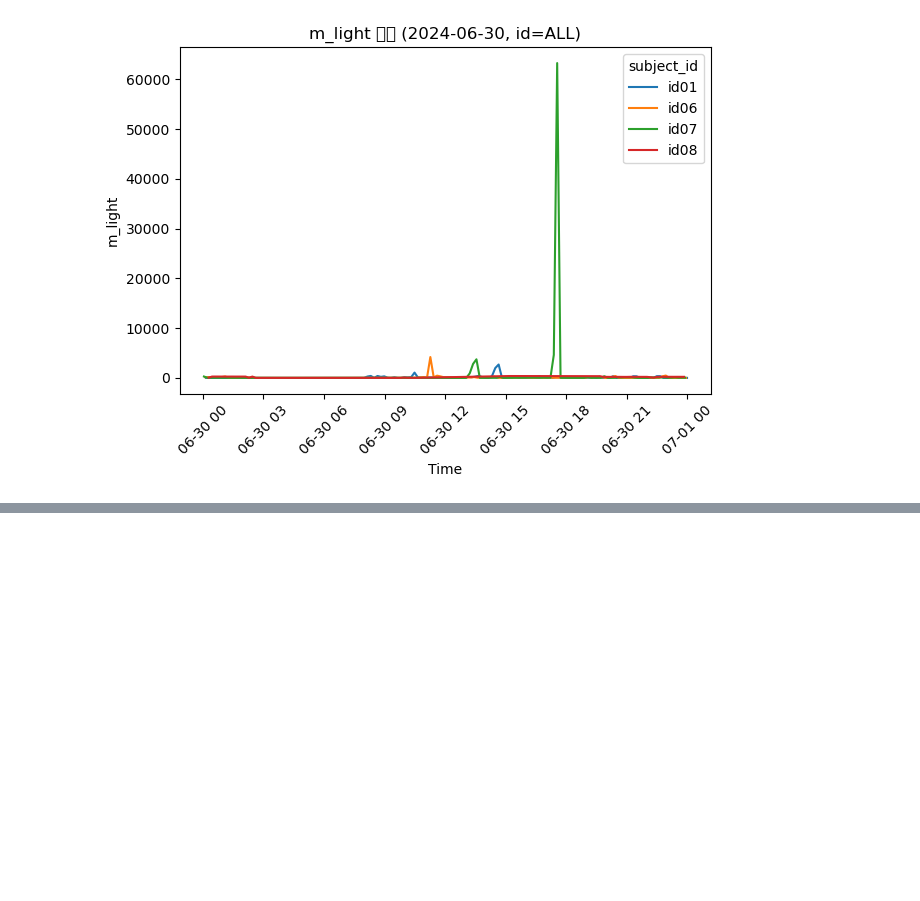
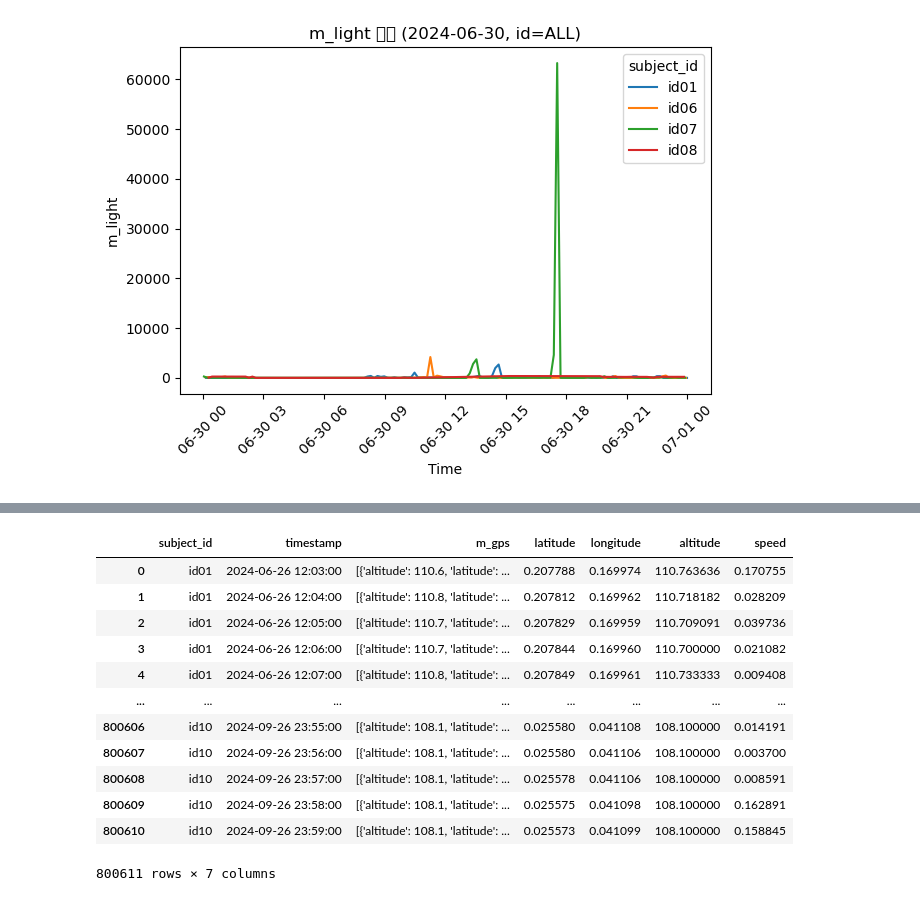
Before and after one commit to migreeni/ETRI_DS, a Jupyter notebook: preprocess-2.ipynb, the cells around one changed output, grey strips where cells are left out. Drawn from its saved outputs; the diff is of its cells as text; code cells hidden in the pictures; blank space fills up the shorter version.

```diff
--- a/preprocess-2.ipynb
+++ b/preprocess-2.ipynb
@@ -276,0 +338,8 @@ plot_light_by_day(mLight, "2024-06-30", subject_id=None)
+# %%
+# 시간 칼럼 형식변환
+wHr['timestamp'] = pd.to_datetime(wHr['timestamp'])
+wPedo['timestamp'] = pd.to_datetime(wPedo['timestamp'])
+mGps['timestamp'] = pd.to_datetime(mGps['timestamp'])
+mLight['timestamp'] = pd.to_datetime(mLight['timestamp'])
+wLight['timestamp'] = pd.to_datetime(wLight['timestamp'])
+mAmbience['timestamp'] = pd.to_datetime(mAmbience['timestamp'])
@@ -276,0 +395,24 @@ plot_light_by_day(mLight, "2024-06-30", subject_id=None)
+# %%
+# mGPS - 10분단위 위치, 속도 평균
+## 1분단위 딕셔너리 평균계산
+def mean_gps(row):
+    df = pd.DataFrame(list(row))
+    return df[['latitude', 'longitude', 'altitude', 'speed']].mean()
+
+mGps_extract = mGps['m_gps'].apply(mean_gps)
+mGps_1min = pd.concat([mGps, mGps_extract], axis=1)
+mGps_1min
+# %% [output]
+|  | subject_id | timestamp | m_gps | latitude | longitude | altitude | speed |
+| 0 | id01 | 2024-06-26 12:03:00 | [{'altitude': 110.6, 'latitude': ... | 0.207788 | 0.169974 | 110.763636 | 0.170755 |
+| 1 | id01 | 2024-06-26 12:04:00 | [{'altitude': 110.8, 'latitude': ... | 0.207812 | 0.169962 | 110.718182 | 0.028209 |
+| 2 | id01 | 2024-06-26 12:05:00 | [{'altitude': 110.7, 'latitude': ... | 0.207829 | 0.169959 | 110.709091 | 0.039736 |
+| 3 | id01 | 2024-06-26 12:06:00 | [{'altitude': 110.7, 'latitude': ... | 0.207844 | 0.169960 | 110.700000 | 0.021082 |
+| 4 | id01 | 2024-06-26 12:07:00 | [{'altitude': 110.8, 'latitude': ... | 0.207849 | 0.169961 | 110.733333 | 0.009408 |
+| ... | ... | ... | ... | ... | ... | ... | ... |
+| 800606 | id10 | 2024-09-26 23:55:00 | [{'altitude': 108.1, 'latitude': ... | 0.025580 | 0.041108 | 108.100000 | 0.014191 |
+| 800607 | id10 | 2024-09-26 23:56:00 | [{'altitude': 108.1, 'latitude': ... | 0.025580 | 0.041106 | 108.100000 | 0.003700 |
+| 800608 | id10 | 2024-09-26 23:57:00 | [{'altitude': 108.1, 'latitude': ... | 0.025578 | 0.041106 | 108.100000 | 0.008591 |
+| 800609 | id10 | 2024-09-26 23:58:00 | [{'altitude': 108.1, 'latitude': ... | 0.025575 | 0.041098 | 108.100000 | 0.162891 |
+| 800610 | id10 | 2024-09-26 23:59:00 | [{'altitude': 108.1, 'latitude': ... | 0.025573 | 0.041099 | 108.100000 | 0.158845 |
+800611 rows × 7 columns
```
Also changed, not shown: parts of 12 cells of this notebook.
